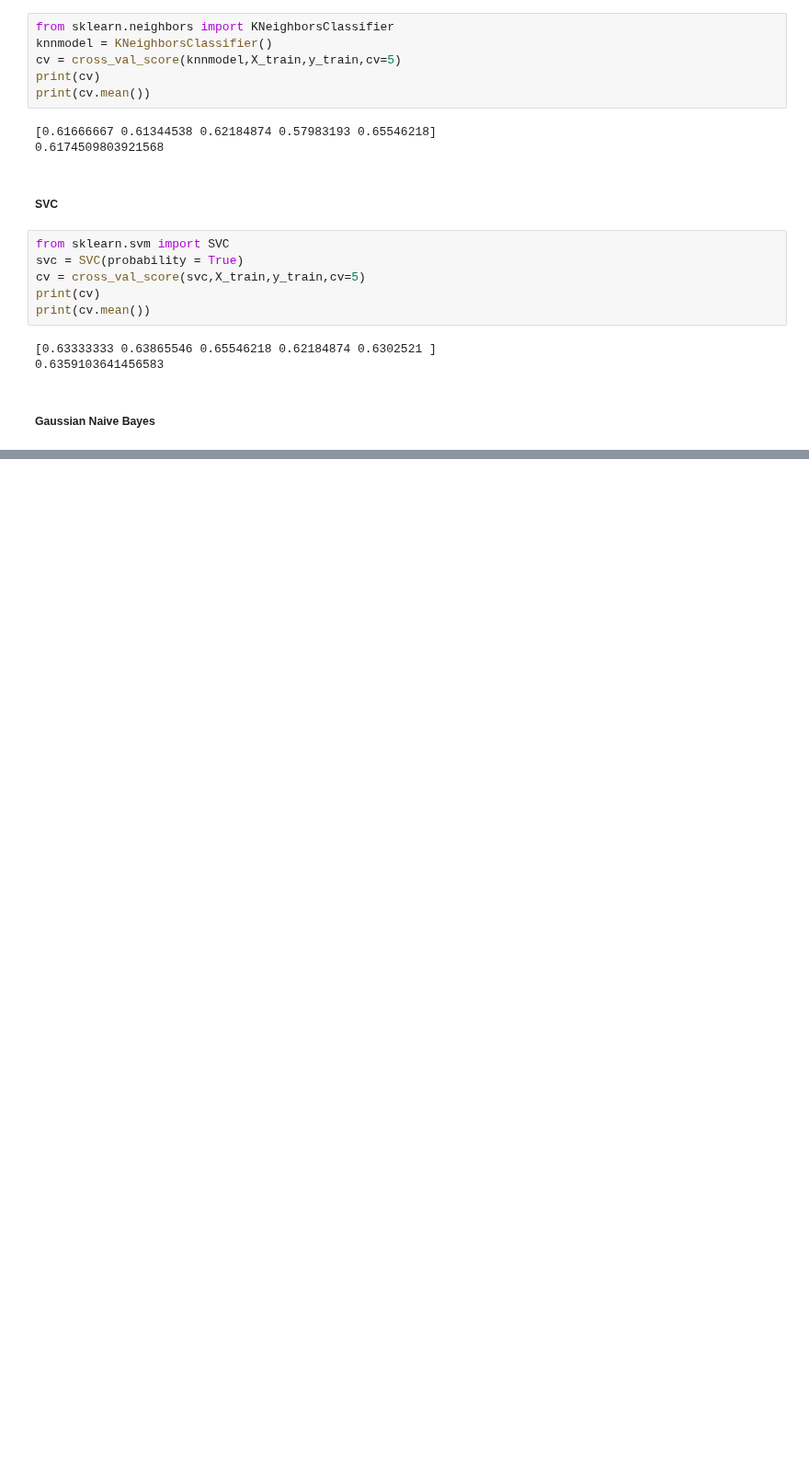
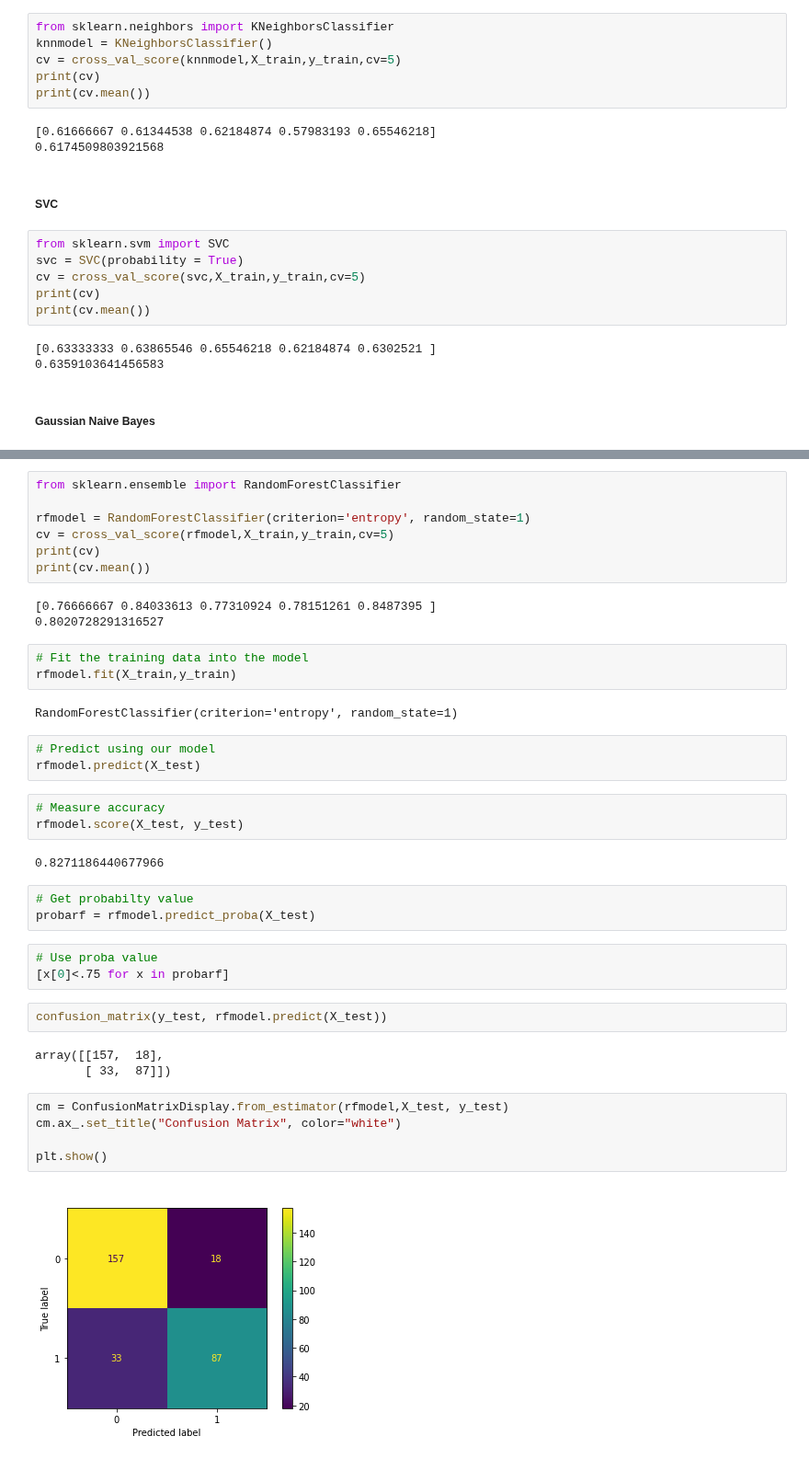
Before and after one commit to techakilan/python-datascience-training, a Jupyter notebook: PythonBasicDataAnalysis.ipynb, the cells around one changed output, grey strips where cells are left out. Shown at 92% size. Saved outputs shown, nothing was run; the diff lists cells and outputs as text; blank space fills up the shorter version.

```diff
--- a/PythonBasicDataAnalysis.ipynb
+++ b/PythonBasicDataAnalysis.ipynb
@@ -849,0 +850,41 @@ print(cv.mean())
+# %%
+from sklearn.ensemble import RandomForestClassifier
+
+rfmodel = RandomForestClassifier(criterion='entropy', random_state=1)
+cv = cross_val_score(rfmodel,X_train,y_train,cv=5)
+print(cv)
+print(cv.mean())
+# %% [output]
+[0.76666667 0.84033613 0.77310924 0.78151261 0.8487395 ]
+0.8020728291316527
+# %%
+# Fit the training data into the model
+rfmodel.fit(X_train,y_train)
+# %% [output]
+RandomForestClassifier(criterion='entropy', random_state=1)
+# %%
+# Predict using our model
+rfmodel.predict(X_test)
+# %%
+# Measure accuracy
+rfmodel.score(X_test, y_test)
+# %% [output]
+0.8271186440677966
+# %%
+# Get probabilty value
+probarf = rfmodel.predict_proba(X_test)
+# %%
+# Use proba value
+[x[0]<.75 for x in probarf]
+# %%
+confusion_matrix(y_test, rfmodel.predict(X_test))
+# %% [output]
+array([[157,  18],
+       [ 33,  87]])
+# %%
+cm = ConfusionMatrixDisplay.from_estimator(rfmodel,X_test, y_test)
+cm.ax_.set_title("Confusion Matrix", color="white")
+
+plt.show()
+# %% [output]
+[figure, added]
```
Also changed, not shown: parts of 2 cells of this notebook.
